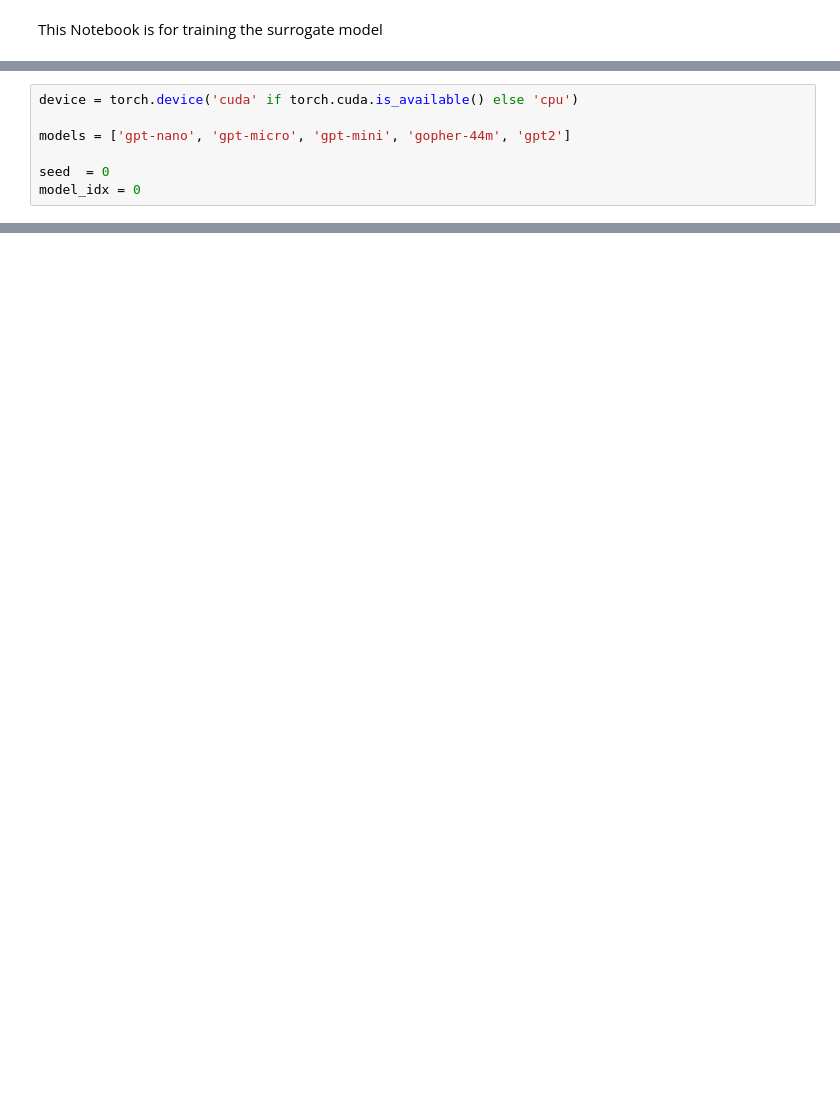
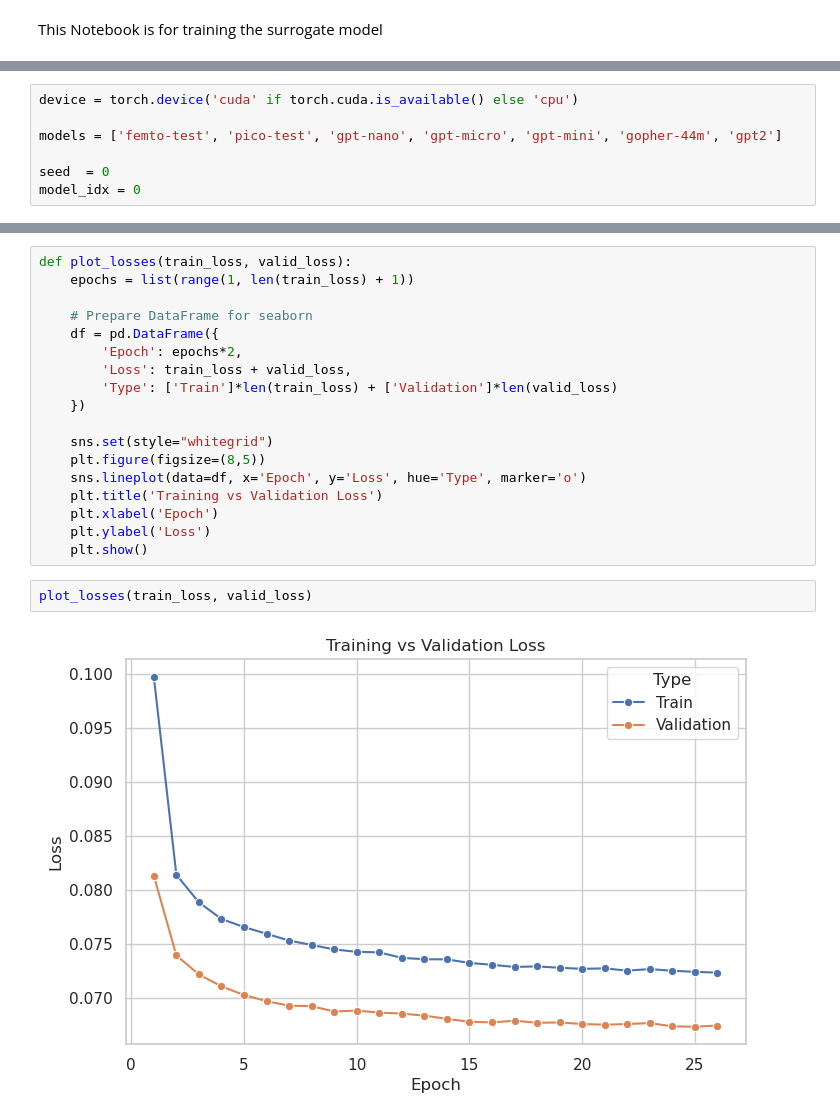
Before and after one commit to LuposX/SpikeSynth, a Jupyter notebook: surrogate/2_model_new.ipynb, the cells around one changed output, grey strips where cells are left out. Drawn from its saved outputs; the diff is of its cells as text; blank space fills up the shorter version.

Commit message:
trained one tiem full

```diff
--- a/surrogate/2_model_new.ipynb
+++ b/surrogate/2_model_new.ipynb
@@ -16,7 +20,7 @@ from tqdm import tqdm
 # %%
 device = torch.device('cuda' if torch.cuda.is_available() else 'cpu')
 
-models = ['gpt-nano', 'gpt-micro', 'gpt-mini', 'gopher-44m', 'gpt2']
+models = ['femto-test', 'pico-test', 'gpt-nano', 'gpt-micro', 'gpt-mini', 'gopher-44m', 'gpt2']
 
 seed  = 0
 model_idx = 0
@@ -65,0 +73,22 @@ The ID for this training is -8452096691130601980_1759759524.
+# %%
+def plot_losses(train_loss, valid_loss):
+    epochs = list(range(1, len(train_loss) + 1))
+
+    # Prepare DataFrame for seaborn
+    df = pd.DataFrame({
+        'Epoch': epochs*2,
+        'Loss': train_loss + valid_loss,
+        'Type': ['Train']*len(train_loss) + ['Validation']*len(valid_loss)
+    })
+
+    sns.set(style="whitegrid")
+    plt.figure(figsize=(8,5))
+    sns.lineplot(data=df, x='Epoch', y='Loss', hue='Type', marker='o')
+    plt.title('Training vs Validation Loss')
+    plt.xlabel('Epoch')
+    plt.ylabel('Loss')
+    plt.show()
+# %%
+plot_losses(train_loss, valid_loss)
+# %% [output]
+[figure, added]
```
Also changed, not shown: parts of 2 cells of this notebook, 10 other files.
